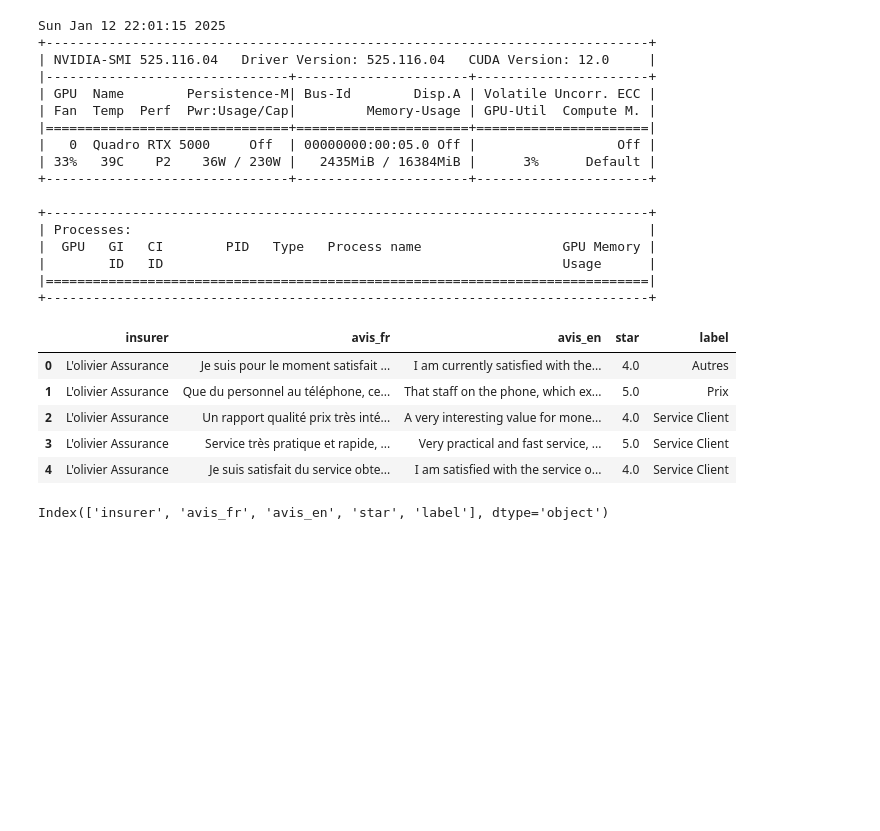
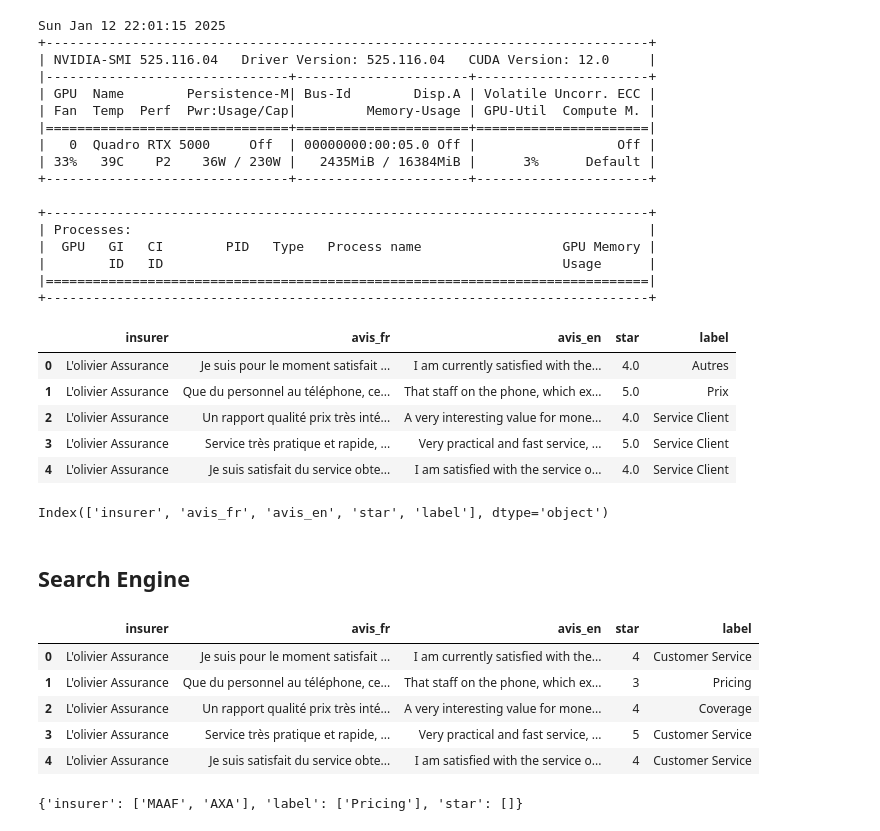
Before and after one commit to Bluebloodfr/Project2_ML_NLP, a Jupyter notebook: PRJ2_Assurance.ipynb, the cells around one changed output. Saved outputs shown, nothing was run; the diff lists cells and outputs as text; code cells hidden in the pictures; blank space fills up the shorter version.

```diff
--- a/PRJ2_Assurance.ipynb
+++ b/PRJ2_Assurance.ipynb
@@ -443,3 +415,44 @@ df_test.to_csv(df_prepro_path, index=False)
 df_test.columns
 # %% [output]
 Index(['insurer', 'avis_fr', 'avis_en', 'star', 'label'], dtype='object')
+# %% [markdown]
+## Search Engine
+# %%
+lang = 'en'
+
+labels = labels_fr if lang == 'fr' else labels_en
+
+df_prepro_path = df_prepro_path = os.path.join('data', f'df_assurance_{lang}_prepro.csv')
+df_prepro = pd.read_csv(df_prepro_path)
+df_prepro.head(5)
+# %% [output]
+|  | insurer | avis_fr | avis_en | star | label |
+| 0 | L'olivier Assurance | Je suis pour le moment satisfait ... | I am currently satisfied with the... | 4 | Customer Service |
+| 1 | L'olivier Assurance | Que du personnel au téléphone, ce... | That staff on the phone, which ex... | 3 | Pricing |
+| 2 | L'olivier Assurance | Un rapport qualité prix très inté... | A very interesting value for mone... | 4 | Coverage |
+| 3 | L'olivier Assurance | Service très pratique et rapide, ... | Very practical and fast service, ... | 5 | Customer Service |
+| 4 | L'olivier Assurance | Je suis satisfait du service obte... | I am satisfied with the service o... | 4 | Customer Service |
+# %%
+filter_dict = {'insurer': [], 'label': [], 'star': [] }
+
+for filter_name in filter_dict.keys():
+    # Get list of possibility
+    filter_list =  df_prepro[filter_name].unique()
+
+    while True:
+        user_input = input(
+            f"""Choose {filter_name} between \n{filter_list}
+            Keep empty to avoid filer
+            Pass to the next filter with empty input or escape"""
+        )
+
+        if user_input.lower() == '':
+            break
+        elif user_input in filter_list:
+            filter_dict[filter_name].append(user_input)
+        else:
+            print("Invalid input. Please choose from the provided options.")
+
+filter_dict
+# %% [output]
+{'insurer': ['MAAF', 'AXA'], 'label': ['Pricing'], 'star': []}
```
Also changed, not shown: parts of 13 cells of this notebook.
